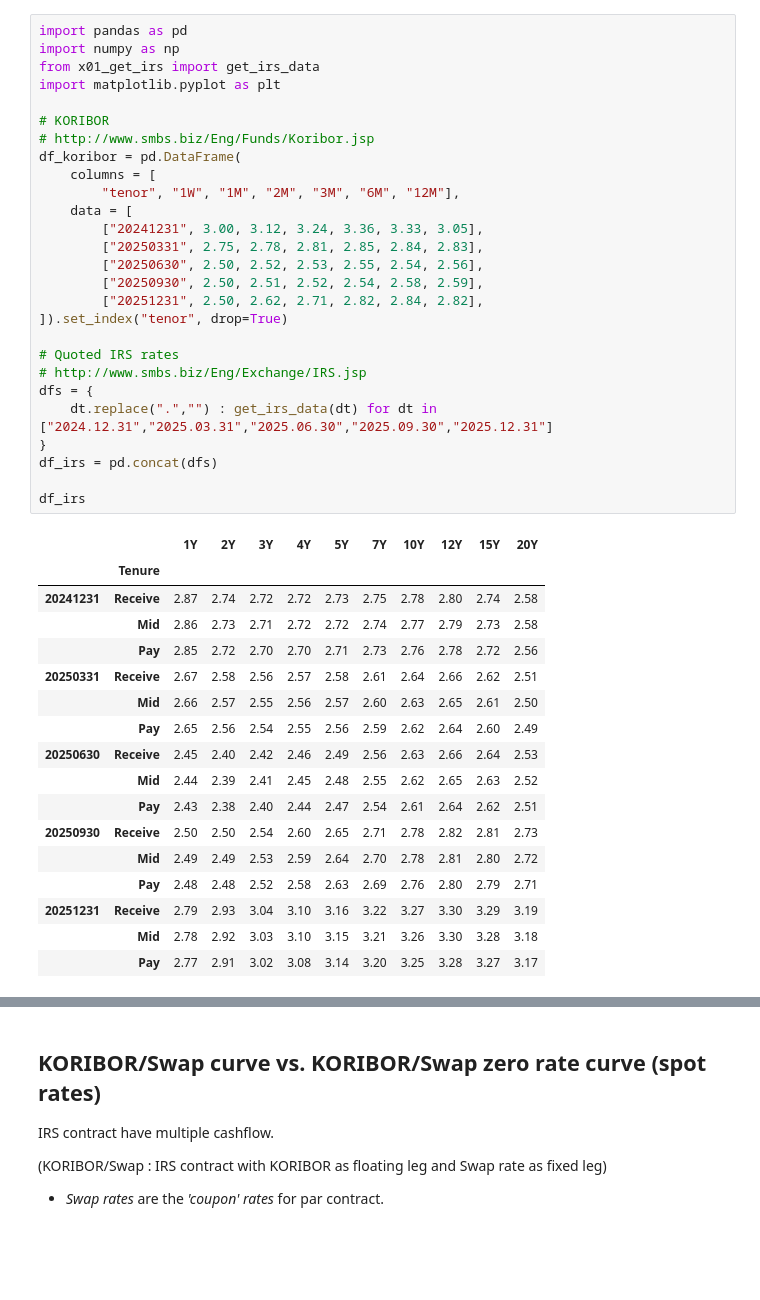
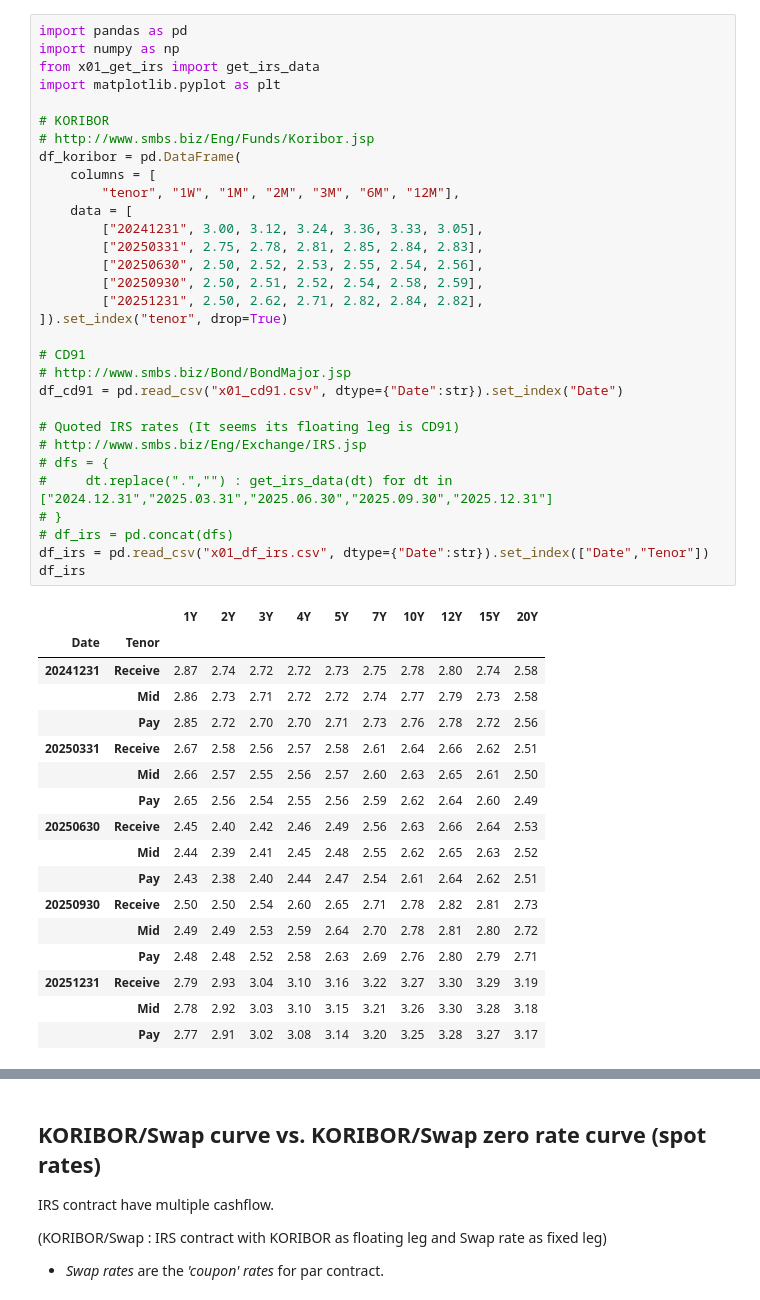
Before and after one commit to Thessal/derivatives, a Jupyter notebook: swap/x01_swap.ipynb, the cells around one changed output, grey strips where cells are left out. Drawn from its saved outputs; the diff is of its cells as text; blank space fills up the shorter version.

```diff
--- a/swap/x01_swap.ipynb
+++ b/swap/x01_swap.ipynb
@@ -1,33 +1,37 @@
 # %%
 import pandas as pd
 import numpy as np
 from x01_get_irs import get_irs_data
 import matplotlib.pyplot as plt
 
 # KORIBOR
 # http://www.smbs.biz/Eng/Funds/Koribor.jsp
 df_koribor = pd.DataFrame(
     columns = [
         "tenor", "1W", "1M", "2M", "3M", "6M", "12M"],
     data = [
         ["20241231", 3.00, 3.12, 3.24, 3.36, 3.33, 3.05],
         ["20250331", 2.75, 2.78, 2.81, 2.85, 2.84, 2.83],
         ["20250630", 2.50, 2.52, 2.53, 2.55, 2.54, 2.56],
         ["20250930", 2.50, 2.51, 2.52, 2.54, 2.58, 2.59],
         ["20251231", 2.50, 2.62, 2.71, 2.82, 2.84, 2.82],
 ]).set_index("tenor", drop=True)
 
-# Quoted IRS rates
+# CD91
+# http://www.smbs.biz/Bond/BondMajor.jsp
+df_cd91 = pd.read_csv("x01_cd91.csv", dtype={"Date":str}).set_index("Date")
+
+# Quoted IRS rates (It seems its floating leg is CD91)
 # http://www.smbs.biz/Eng/Exchange/IRS.jsp
-dfs = {
-    dt.replace(".","") : get_irs_data(dt) for dt in ["2024.12.31","2025.03.31","2025.06.30","2025.09.30","2025.12.31"]
-}
-df_irs = pd.concat(dfs)
-
+# dfs = {
+#     dt.replace(".","") : get_irs_data(dt) for dt in ["2024.12.31","2025.03.31","2025.06.30","2025.09.30","2025.12.31"]
+# }
+# df_irs = pd.concat(dfs)
+df_irs = pd.read_csv("x01_df_irs.csv", dtype={"Date":str}).set_index(["Date","Tenor"])
 df_irs
 # %% [output]
 |  |  | 1Y | 2Y | 3Y | 4Y | 5Y | 7Y | 10Y | 12Y | 15Y | 20Y |
-|  | Tenure |  |  |  |  |  |  |  |  |  |  |
+| Date | Tenor |  |  |  |  |  |  |  |  |  |  |
 | 20241231 | Receive | 2.87 | 2.74 | 2.72 | 2.72 | 2.73 | 2.75 | 2.78 | 2.80 | 2.74 | 2.58 |
 |  | Mid | 2.86 | 2.73 | 2.71 | 2.72 | 2.72 | 2.74 | 2.77 | 2.79 | 2.73 | 2.58 |
 |  | Pay | 2.85 | 2.72 | 2.70 | 2.70 | 2.71 | 2.73 | 2.76 | 2.78 | 2.72 | 2.56 |
```
Also changed, not shown: parts of 6 cells of this notebook, 3 other files.
